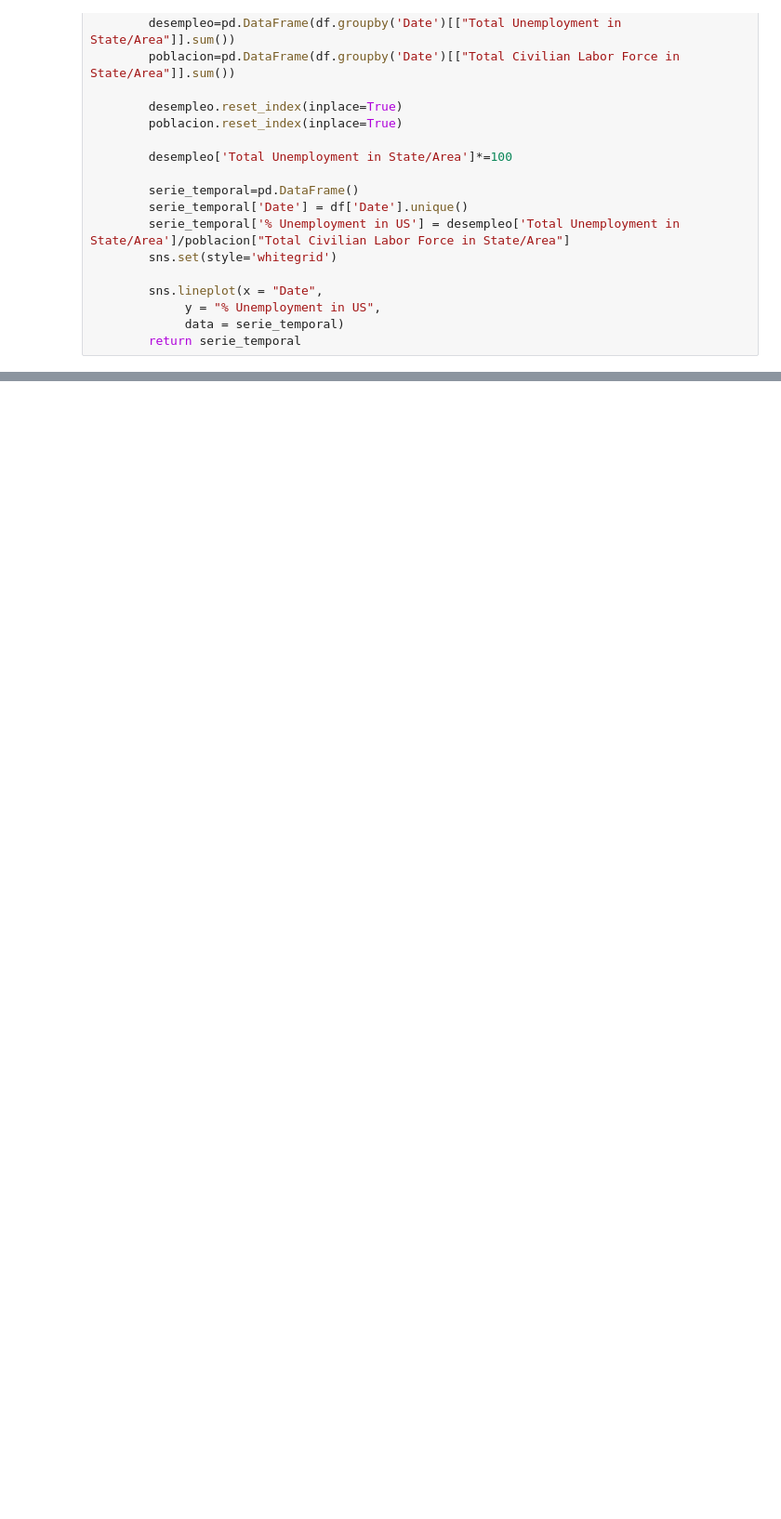
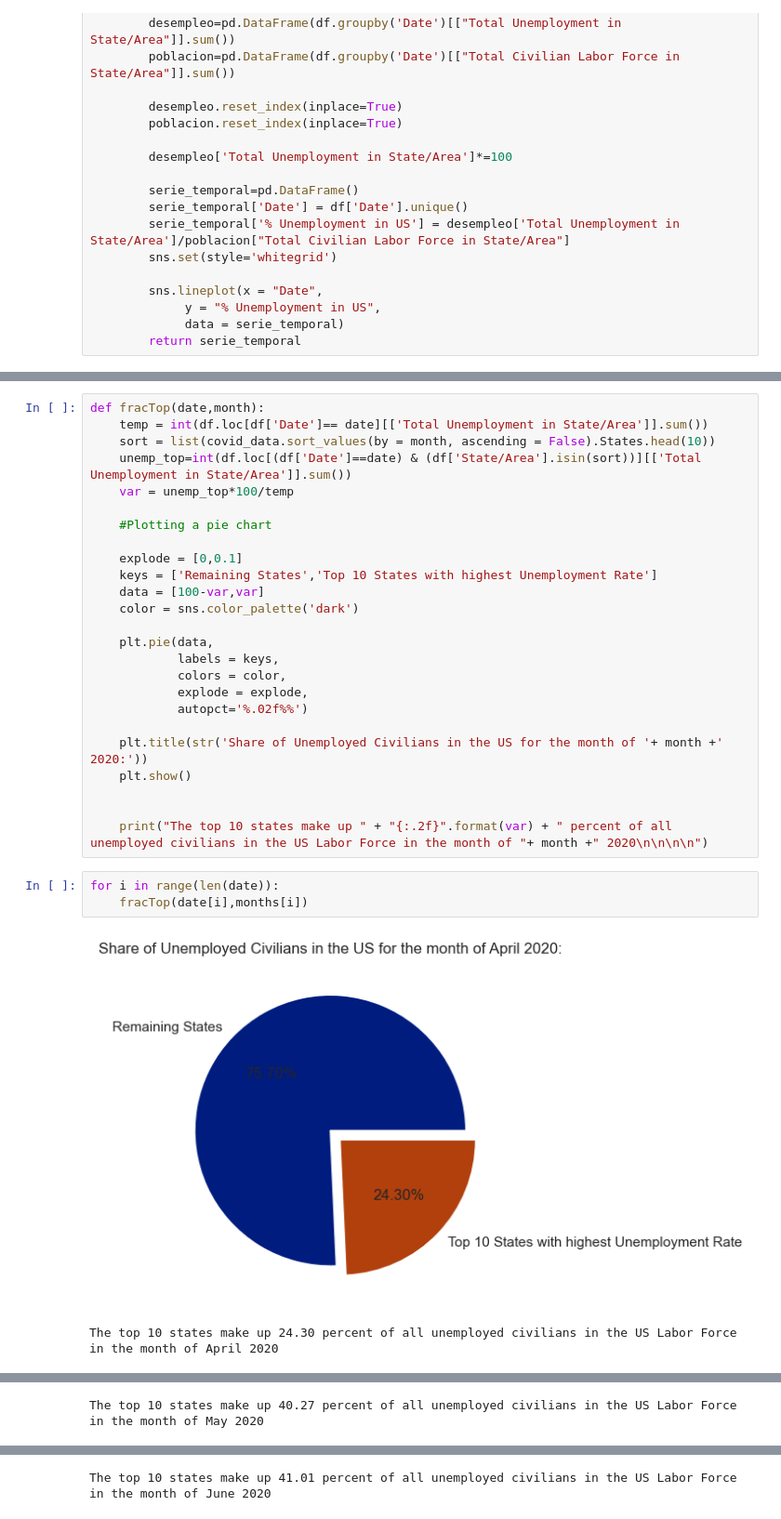
Before and after one commit to IgnacioGarciaLuengo/USA_Unemployment_Analysis, a Jupyter notebook: practica.ipynb, the cells around one changed output, grey strips where cells are left out. Shown at 93% size. Drawn from its saved outputs; the diff is of its cells as text; blank space fills up the shorter version.

```diff
--- a/practica.ipynb
+++ b/practica.ipynb
@@ -131,0 +242,31 @@ def extraer_serie_temporal(df,estado):
+# %%
+def fracTop(date,month):
+    temp = int(df.loc[df['Date']== date][['Total Unemployment in State/Area']].sum())
+    sort = list(covid_data.sort_values(by = month, ascending = False).States.head(10))
+    unemp_top=int(df.loc[(df['Date']==date) & (df['State/Area'].isin(sort))][['Total Unemployment in State/Area']].sum())
+    var = unemp_top*100/temp
+
+    #Plotting a pie chart
+
+    explode = [0,0.1]
+    keys = ['Remaining States','Top 10 States with highest Unemployment Rate']
+    data = [100-var,var]
+    color = sns.color_palette('dark')
+
+    plt.pie(data,
+            labels = keys,
+            colors = color,
+            explode = explode,
+            autopct='%.02f%%')
+
+    plt.title(str('Share of Unemployed Civilians in the US for the month of '+ month +' 2020:'))
+    plt.show()
+
+
+    print("The top 10 states make up " + "{:.2f}".format(var) + " percent of all unemployed civilians in the US Labor Force in the month of "+ month +" 2020\n\n\n\n")
+# %%
+for i in range(len(date)):
+    fracTop(date[i],months[i])
+# %% [output]
+[figure, added]
+The top 10 states make up 24.30 percent of all unemployed civilians in the US Labor Force in the month of April 2020
@@ -131,0 +274 @@ def extraer_serie_temporal(df,estado):
+The top 10 states make up 40.27 percent of all unemployed civilians in the US Labor Force in the month of May 2020
@@ -131,0 +276 @@ def extraer_serie_temporal(df,estado):
+The top 10 states make up 41.01 percent of all unemployed civilians in the US Labor Force in the month of June 2020
```
Also changed, not shown: parts of 22 cells of this notebook.
